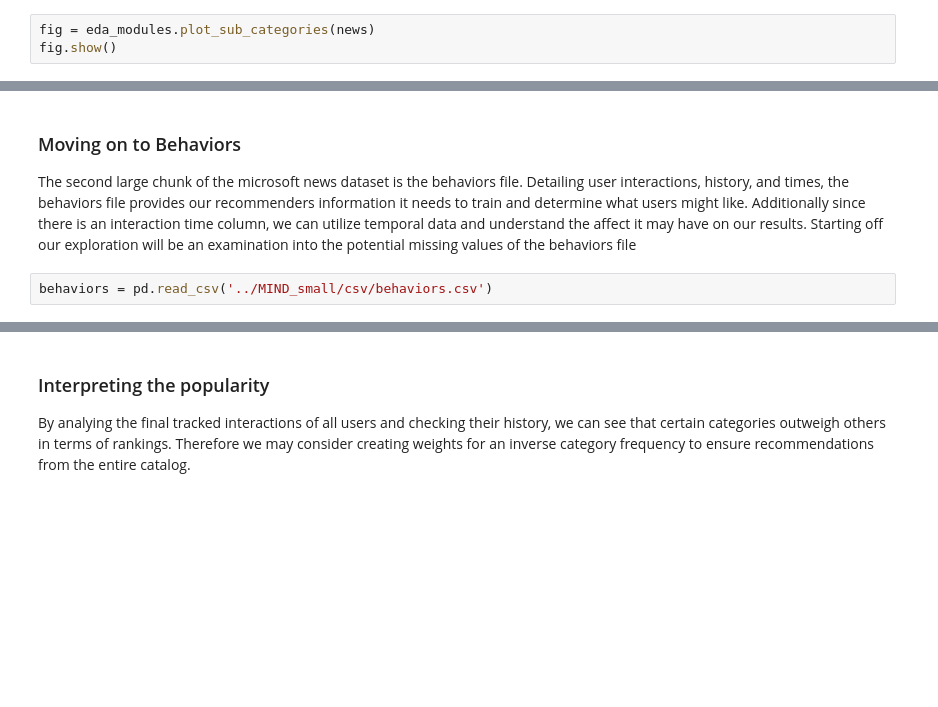
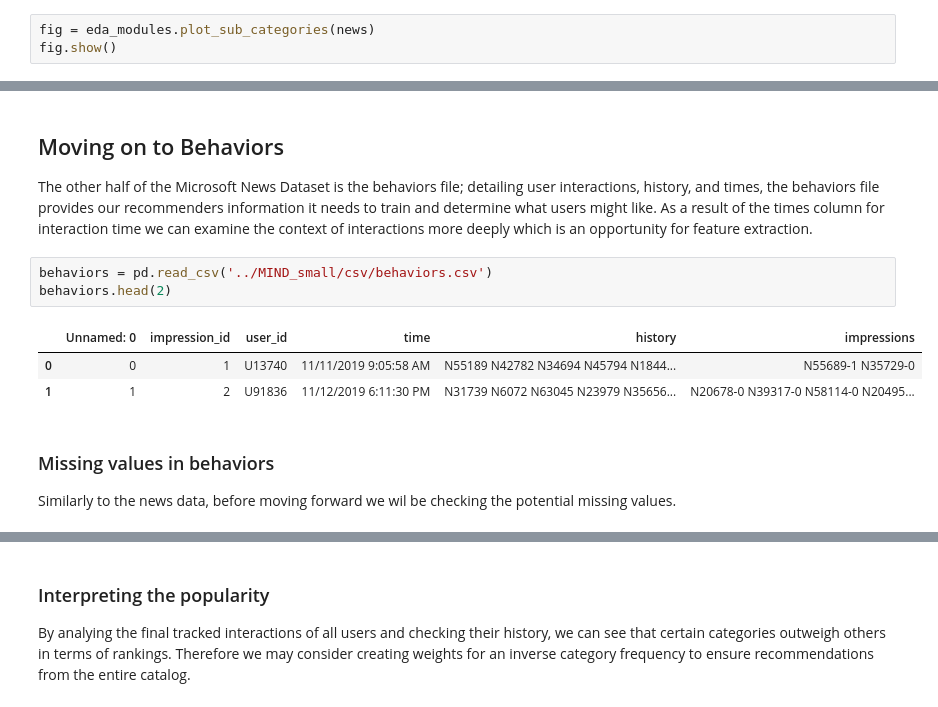
Before and after one commit to nicholas-rf/RecommenderProject, a Jupyter notebook: ExploratoryAnalysis/eda_report.ipynb, the cells around one changed output, grey strips where cells are left out. Drawn from its saved outputs; the diff is of its cells as text; blank space fills up the shorter version.

```diff
--- a/ExploratoryAnalysis/eda_report.ipynb
+++ b/ExploratoryAnalysis/eda_report.ipynb
@@ -78,5 +71,13 @@ dtype: int64
 # %% [markdown]
-### Moving on to Behaviors
-The second large chunk of the microsoft news dataset is the behaviors file. Detailing user interactions, history, and times, the behaviors file provides our recommenders information it needs to train and determine what users might like. Additionally since there is an interaction time column, we can utilize temporal data and understand the affect it may have on our results. Starting off our exploration will be an examination into the potential missing values of the behaviors file
+## Moving on to Behaviors
+The other half of the Microsoft News Dataset is the behaviors file; detailing user interactions, history, and times, the behaviors file provides our recommenders information it needs to train and determine what users might like. As a result of the times column for interaction time we can examine the context of interactions more deeply which is an opportunity for feature extraction.
 # %%
 behaviors = pd.read_csv('../MIND_small/csv/behaviors.csv')
+behaviors.head(2)
+# %% [output]
+|  | Unnamed: 0 | impression_id | user_id | time | history | impressions |
+| 0 | 0 | 1 | U13740 | 11/11/2019 9:05:58 AM | N55189 N42782 N34694 N45794 N1844... | N55689-1 N35729-0 |
+| 1 | 1 | 2 | U91836 | 11/12/2019 6:11:30 PM | N31739 N6072 N63045 N23979 N35656... | N20678-0 N39317-0 N58114-0 N20495... |
+# %% [markdown]
+### Missing values in behaviors
+Similarly to the news data, before moving forward we wil be checking the potential missing values.
```
Also changed, not shown: parts of 22 cells of this notebook, 3 other files.
